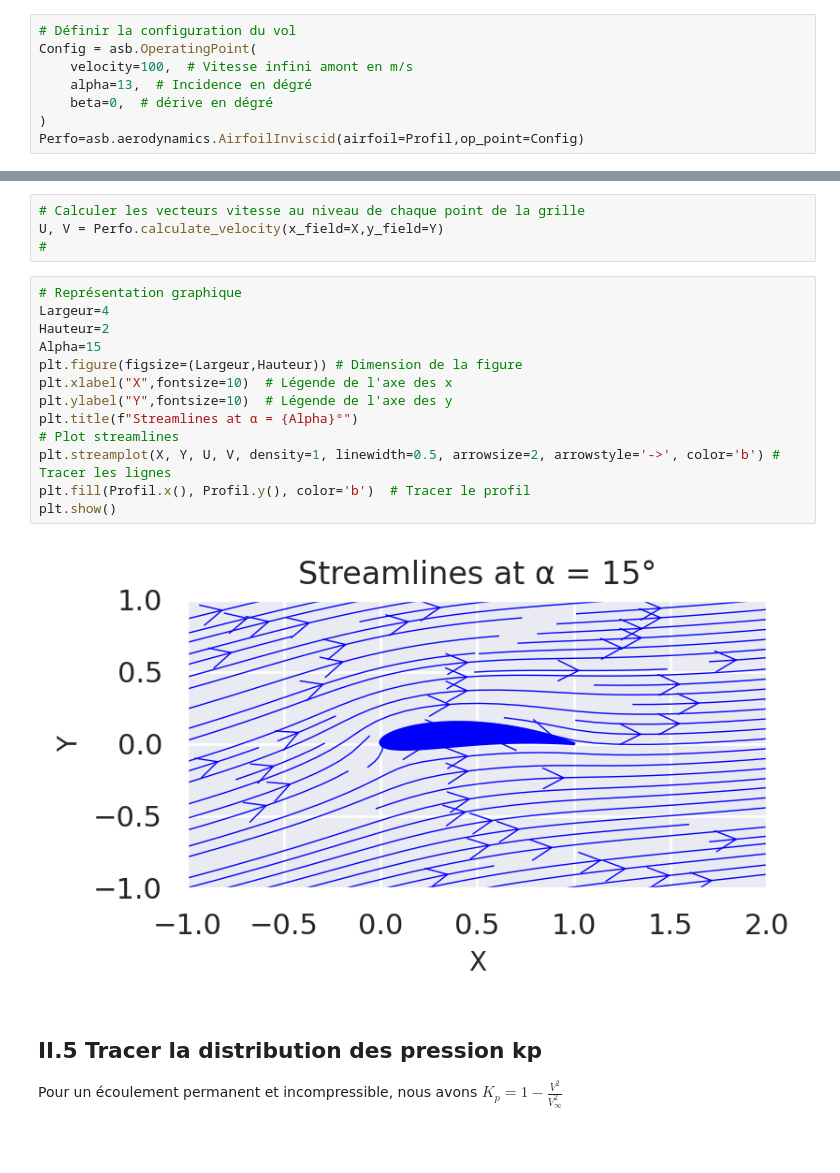
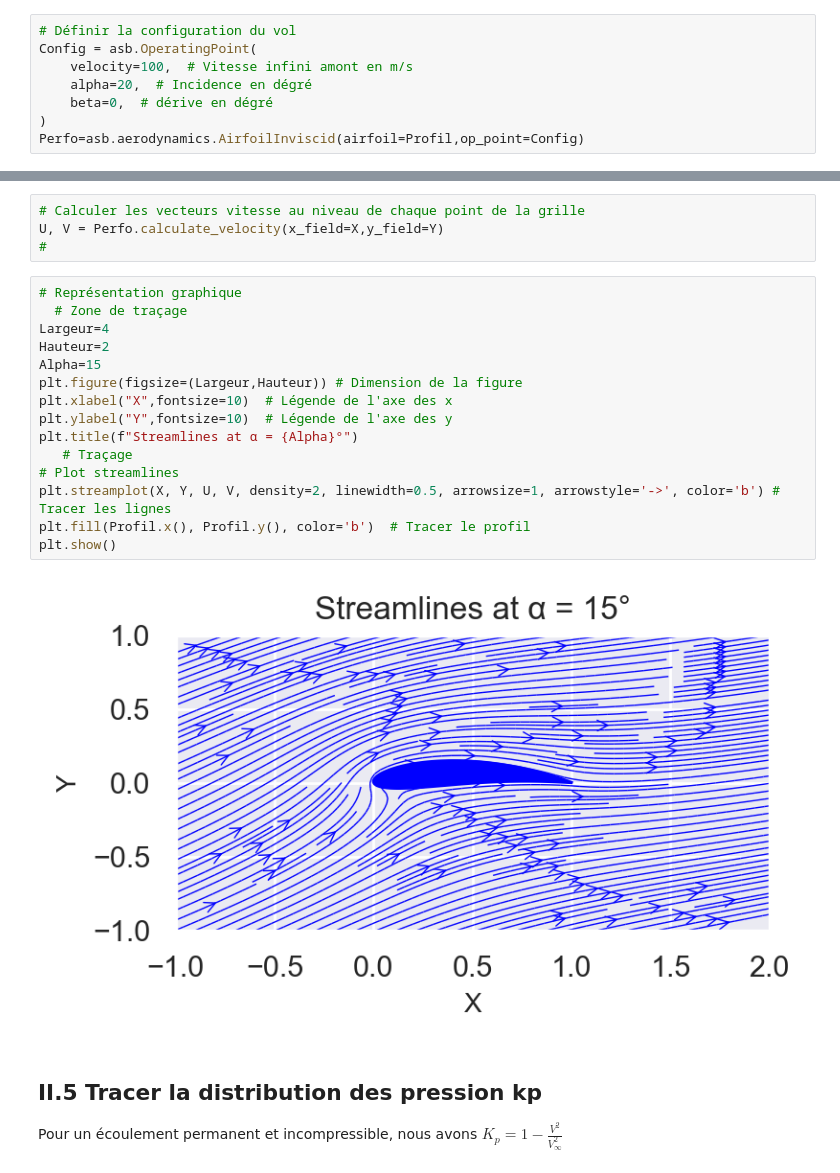
Before and after one commit to MoustaphaRouf/AERODYNAMIQUE, a Jupyter notebook: Travaux Pratiques/TP_AERODYNAMIQUE_IEAMAC_E_2025.ipynb, the cells around one changed output, grey strips where cells are left out. Saved outputs shown, nothing was run; the diff lists cells and outputs as text; blank space fills up the shorter version.

```diff
--- a/Travaux Pratiques/TP_AERODYNAMIQUE_IEAMAC_E_2025.ipynb
+++ b/Travaux Pratiques/TP_AERODYNAMIQUE_IEAMAC_E_2025.ipynb
@@ -152,7 +173,7 @@ Pour ce faire la configuration du vol sera d'abord fixée
 # Définir la configuration du vol
 Config = asb.OperatingPoint(
     velocity=100,  # Vitesse infini amont en m/s
-    alpha=13,  # Incidence en dégré
+    alpha=20,  # Incidence en dégré
     beta=0,  # dérive en dégré
 )
 Perfo=asb.aerodynamics.AirfoilInviscid(airfoil=Profil,op_point=Config)
@@ -189,19 +212,21 @@ U, V = Perfo.calculate_velocity(x_field=X,y_field=Y)
 #
 # %%
 # Représentation graphique
+  # Zone de traçage
 Largeur=4
 Hauteur=2
 Alpha=15
 plt.figure(figsize=(Largeur,Hauteur)) # Dimension de la figure
 plt.xlabel("X",fontsize=10)  # Légende de l'axe des x
 plt.ylabel("Y",fontsize=10)  # Légende de l'axe des y
 plt.title(f"Streamlines at α = {Alpha}°")
+   # Traçage
 # Plot streamlines
-plt.streamplot(X, Y, U, V, density=1, linewidth=0.5, arrowsize=2, arrowstyle='->', color='b') # Tracer les lignes
+plt.streamplot(X, Y, U, V, density=2, linewidth=0.5, arrowsize=1, arrowstyle='->', color='b') # Tracer les lignes
 plt.fill(Profil.x(), Profil.y(), color='b')  # Tracer le profil
 plt.show()
 # %% [output]
-[figure, old version]
+[figure, new version]
 # %% [markdown]
 ## **II.5 Tracer la distribution des pression kp**
 Pour un écoulement permanent et incompressible, nous avons $ K_p=1-\frac{V^2}{V_{\infty}^2} $
```
Also changed, not shown: parts of 26 cells of this notebook.
